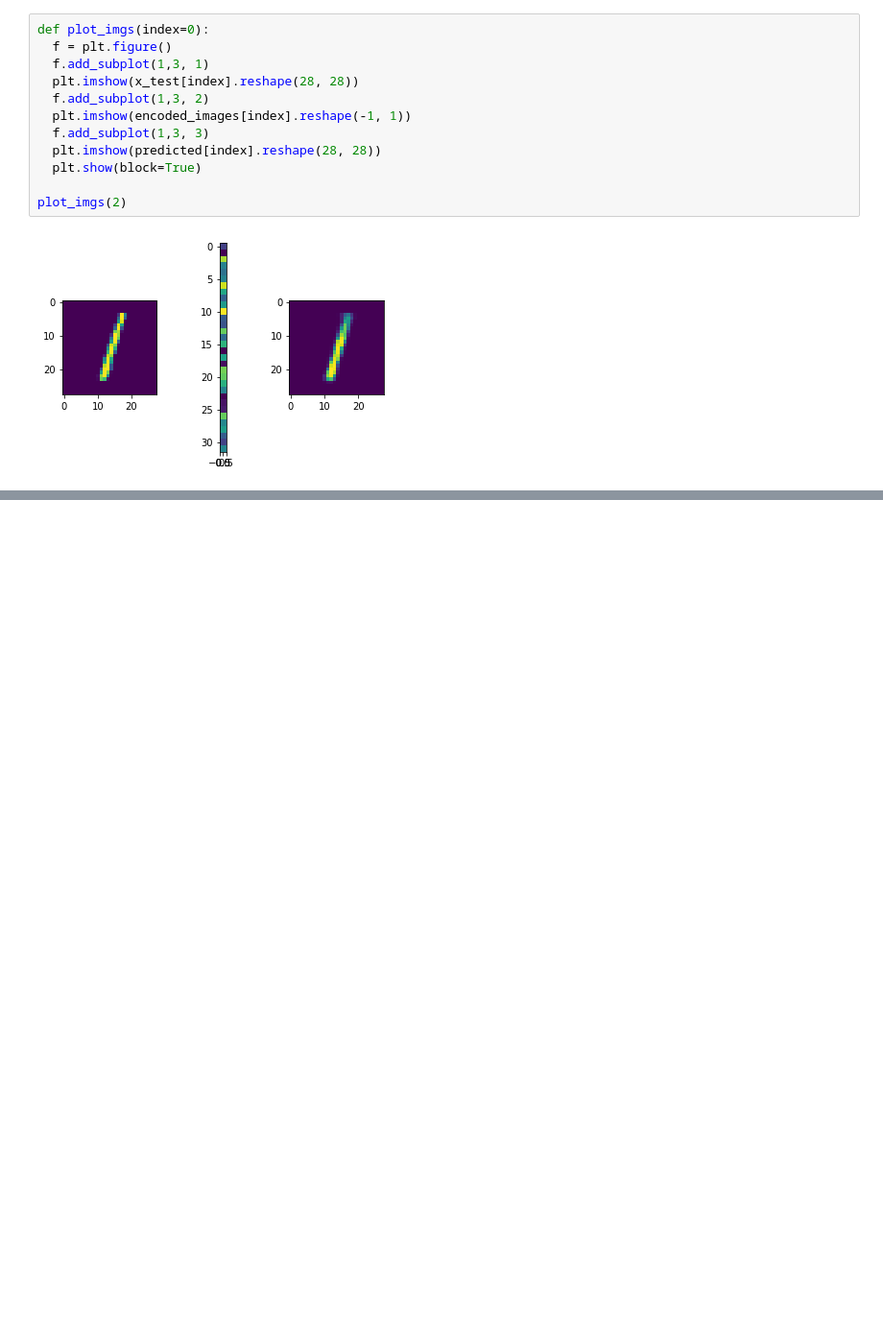
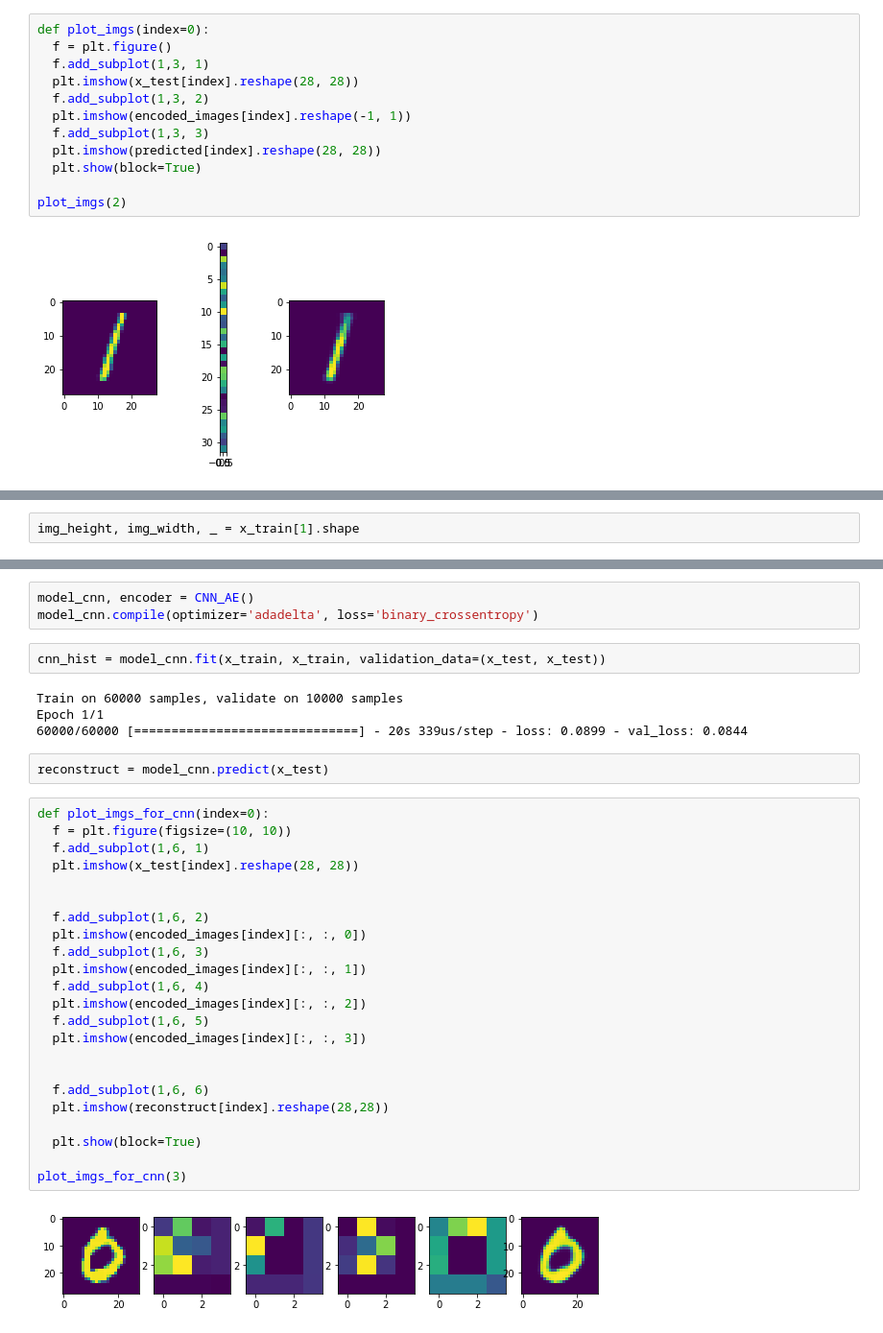
Before and after one commit to parmarsuraj99/Autoencoders, a Jupyter notebook: DeepAutoencoder.ipynb, the cells around one changed output, grey strips where cells are left out. Shown at 96% size. Cells and saved outputs as stored; diff of their text form; blank space fills up the shorter version.

```diff
--- a/DeepAutoencoder.ipynb
+++ b/DeepAutoencoder.ipynb
@@ -120,0 +134,2 @@ plot_imgs(2)
+# %%
+img_height, img_width, _ = x_train[1].shape
@@ -120,0 +157,36 @@ plot_imgs(2)
+# %%
+model_cnn, encoder = CNN_AE()
+model_cnn.compile(optimizer='adadelta', loss='binary_crossentropy')
+# %%
+cnn_hist = model_cnn.fit(x_train, x_train, validation_data=(x_test, x_test))
+# %% [output]
+Train on 60000 samples, validate on 10000 samples
+Epoch 1/1
+60000/60000 [==============================] - 20s 339us/step - loss: 0.0899 - val_loss: 0.0844
+# %%
+reconstruct = model_cnn.predict(x_test)
+# %%
+def plot_imgs_for_cnn(index=0):
+  f = plt.figure(figsize=(10, 10))
+  f.add_subplot(1,6, 1)
+  plt.imshow(x_test[index].reshape(28, 28))
+
+
+  f.add_subplot(1,6, 2)
+  plt.imshow(encoded_images[index][:, :, 0])
+  f.add_subplot(1,6, 3)
+  plt.imshow(encoded_images[index][:, :, 1])
+  f.add_subplot(1,6, 4)
+  plt.imshow(encoded_images[index][:, :, 2])
+  f.add_subplot(1,6, 5)
+  plt.imshow(encoded_images[index][:, :, 3])
+
+
+  f.add_subplot(1,6, 6)
+  plt.imshow(reconstruct[index].reshape(28,28))
+
+  plt.show(block=True)
+
+plot_imgs_for_cnn(3)
+# %% [output]
+[figure, added]
```
Also changed, not shown: parts of 11 cells of this notebook.
